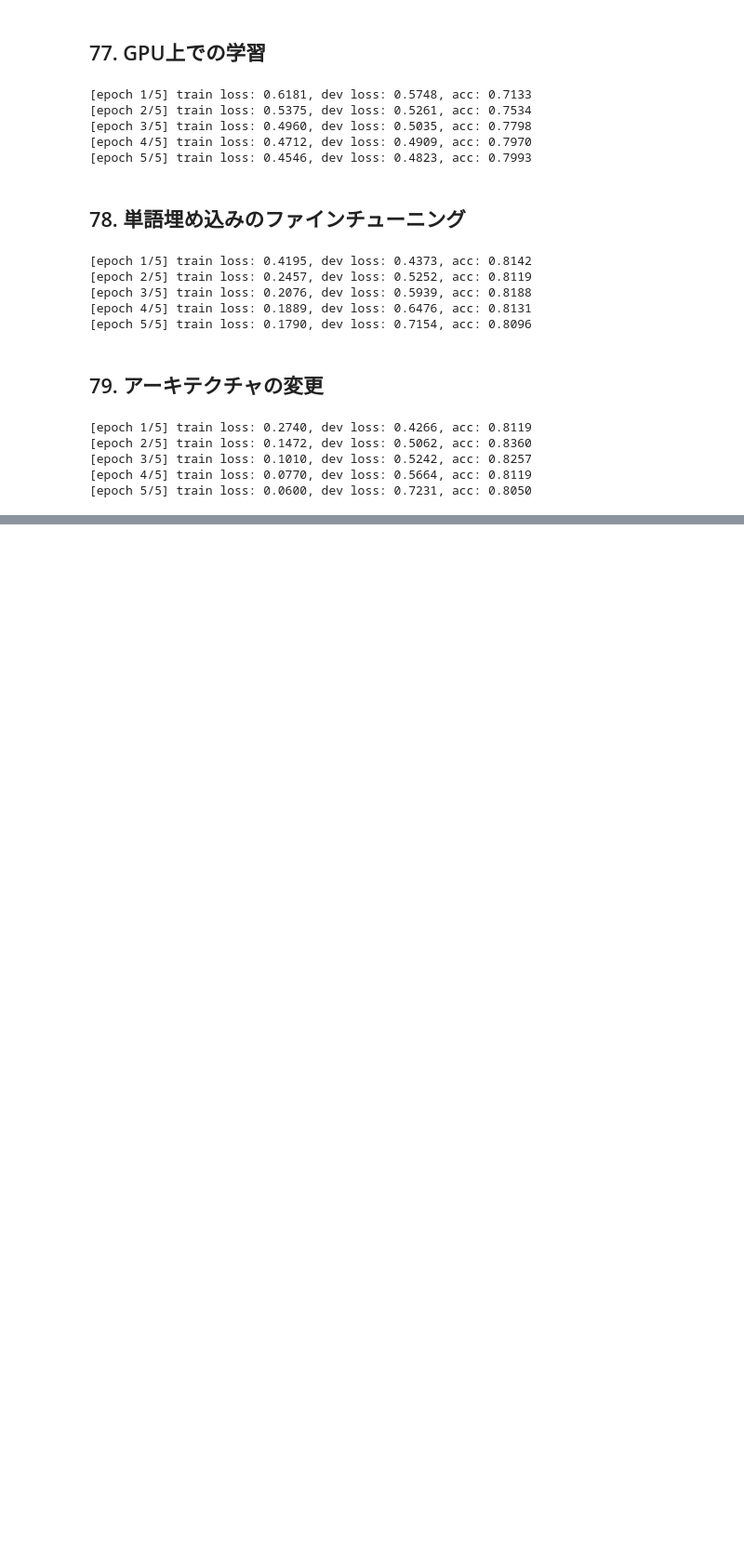
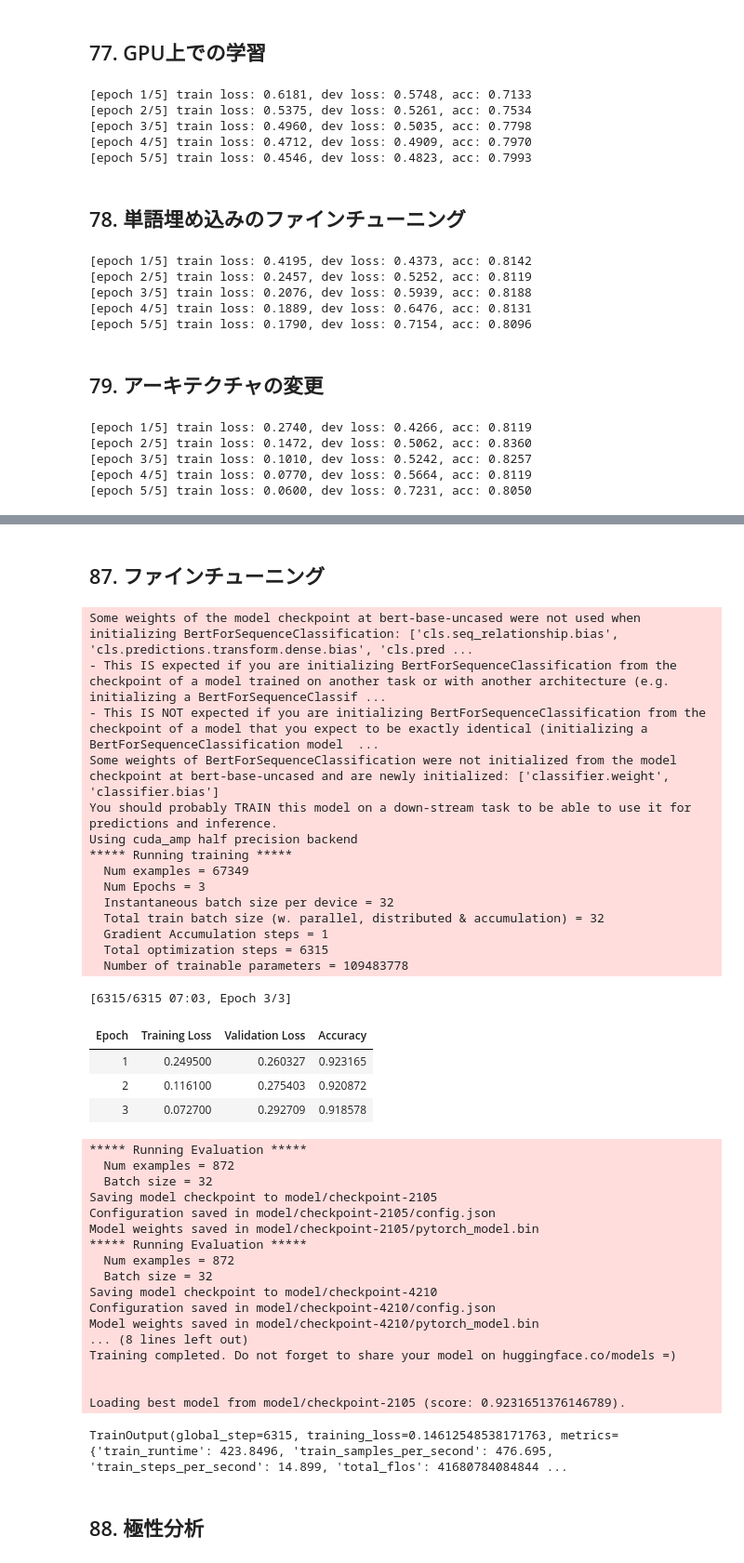
Before and after one commit to j329nish/100knocks, a Jupyter notebook: 100knocks.ipynb, the cells around one changed output, grey strips where cells are left out. Shown at 93% size. Saved outputs shown, nothing was run; the diff lists cells and outputs as text; code cells hidden in the pictures; blank space fills up the shorter version.

```diff
--- a/100knocks.ipynb
+++ b/100knocks.ipynb
@@ -2054,0 +2289,77 @@ torch.save(model, "./model/model_79.pt")
+# %% [markdown]
+## 87. ファインチューニング
+# %%
+from transformers import AutoModelForSequenceClassification, TrainingArguments, Trainer
+
+model = AutoModelForSequenceClassification.from_pretrained(model_name, num_labels=2)
+
+training_args = TrainingArguments(
+  output_dir="model/model_87",
+  per_device_train_batch_size=32,
+  per_device_eval_batch_size=32,
+  learning_rate=2e-5,
+  lr_scheduler_type="linear",
+  warmup_ratio=0.1,
+  num_train_epochs=3,
+  save_strategy="epoch",
+  logging_strategy="epoch",
+  evaluation_strategy="epoch",
+  load_best_model_at_end=True,
+  metric_for_best_model="accuracy",
+  fp16=True
+)
+
+def compute_accuracy(eval_pred: tuple[np.ndarray, np.ndarray]) -> dict[str, float]:
+  predictions, labels = eval_pred
+  predictions = np.argmax(predictions, axis=1)
+  return {"accuracy": (predictions == labels).mean()}
+
+trainer = Trainer(
+    model=model,
+    train_dataset=encoded_train_dataset,
+    eval_dataset=encoded_dev_dataset,
+    data_collator=data_collator,
+    args=training_args,
+    compute_metrics=compute_accuracy,
+)
+trainer.train()
+# %% [output]
+Some weights of the model checkpoint at bert-base-uncased were not used when initializing BertForSequenceClassification: ['cls.seq_relationship.bias', 'cls.predictions.transform.dense.bias', 'cls.pred ...
+- This IS expected if you are initializing BertForSequenceClassification from the checkpoint of a model trained on another task or with another architecture (e.g. initializing a BertForSequenceClassif ...
+- This IS NOT expected if you are initializing BertForSequenceClassification from the checkpoint of a model that you expect to be exactly identical (initializing a BertForSequenceClassification model  ...
+Some weights of BertForSequenceClassification were not initialized from the model checkpoint at bert-base-uncased and are newly initialized: ['classifier.weight', 'classifier.bias']
+You should probably TRAIN this model on a down-stream task to be able to use it for predictions and inference.
+Using cuda_amp half precision backend
+***** Running training *****
+  Num examples = 67349
+  Num Epochs = 3
+  Instantaneous batch size per device = 32
+  Total train batch size (w. parallel, distributed & accumulation) = 32
+  Gradient Accumulation steps = 1
+  Total optimization steps = 6315
+  Number of trainable parameters = 109483778
+[6315/6315 07:03, Epoch 3/3]
+| Epoch | Training Loss | Validation Loss | Accuracy |
+| 1 | 0.249500 | 0.260327 | 0.923165 |
+| 2 | 0.116100 | 0.275403 | 0.920872 |
+| 3 | 0.072700 | 0.292709 | 0.918578 |
+***** Running Evaluation *****
+  Num examples = 872
+  Batch size = 32
+Saving model checkpoint to model/checkpoint-2105
+Configuration saved in model/checkpoint-2105/config.json
+Model weights saved in model/checkpoint-2105/pytorch_model.bin
+***** Running Evaluation *****
+  Num examples = 872
+  Batch size = 32
+Saving model checkpoint to model/checkpoint-4210
+Configuration saved in model/checkpoint-4210/config.json
+Model weights saved in model/checkpoint-4210/pytorch_model.bin
+... (8 lines left out)
+Training completed. Do not forget to share your model on huggingface.co/models =)
+
+
+Loading best model from model/checkpoint-2105 (score: 0.9231651376146789).
+TrainOutput(global_step=6315, training_loss=0.14612548538171763, metrics={'train_runtime': 423.8496, 'train_samples_per_second': 476.695, 'train_steps_per_second': 14.899, 'total_flos': 41680784084844 ...
+# %% [markdown]
+## 88. 極性分析
```
Also changed, not shown: parts of 20 cells of this notebook, 1 other file.
